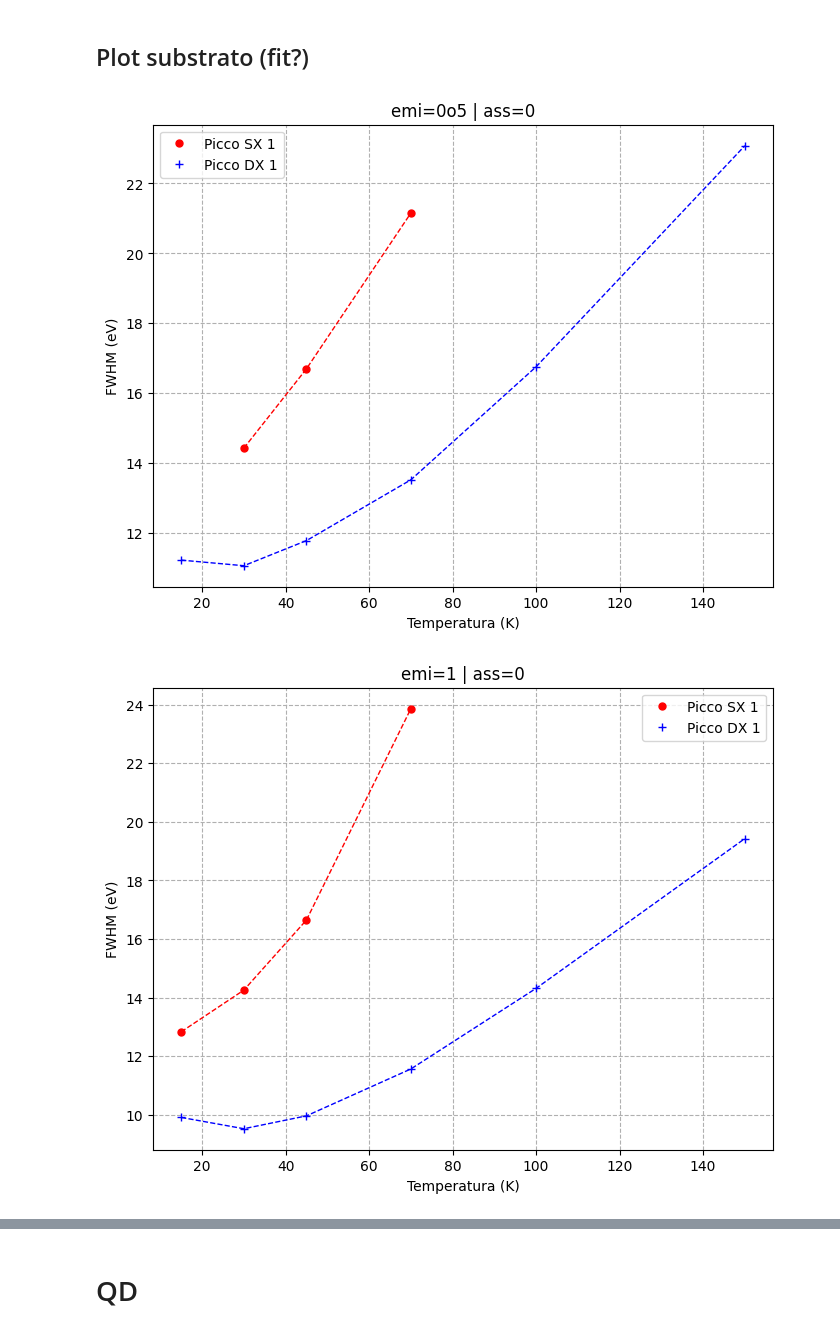
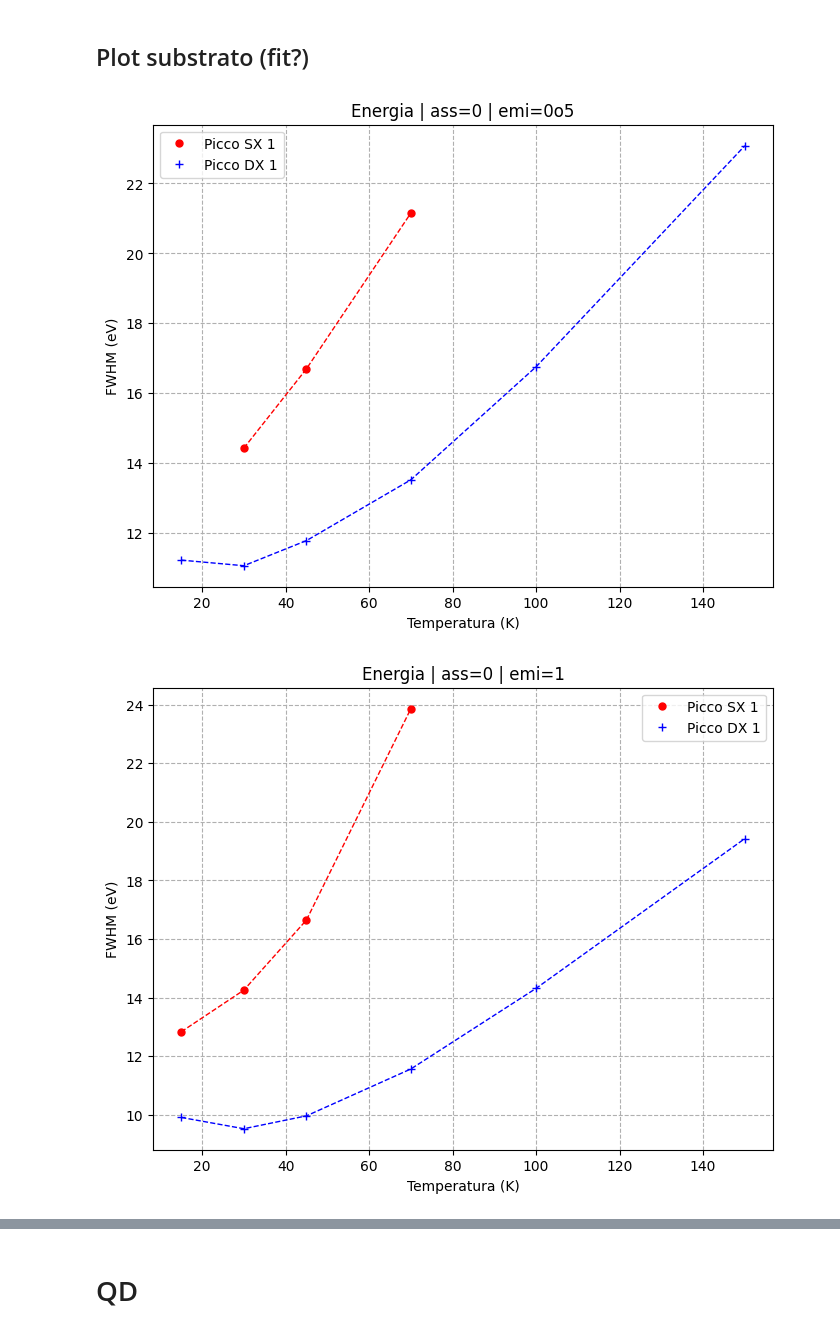
Before and after one commit to zosojack/lab-ss, a Jupyter notebook: QM2/Analisi/fwhm_&_area_plot_vs_T.ipynb, the cells around one changed output, grey strips where cells are left out. Saved outputs shown, nothing was run; the diff lists cells and outputs as text; code cells hidden in the pictures.

```diff
--- a/QM2/Analisi/fwhm_&_area_plot_vs_T.ipynb
+++ b/QM2/Analisi/fwhm_&_area_plot_vs_T.ipynb
@@ -101,33 +101,41 @@ for ass in d_o_ass:
         y1 = data[ass][emi][0]
         # picco dx
         y2 = data[ass][emi][1]
 
         # vanno eliminati i punti con ordinata 0 (non è stato individuato il picco)
         x1 = [x_val for x_val, y_val in zip(x1, y1) if y_val != 0]
         y1 = [y_val for y_val in y1 if y_val != 0]
 
         x2 = [x_val for x_val, y_val in zip(x2, y2) if y_val != 0]
         y2 = [y_val for y_val in y2 if y_val != 0]
 
         plt.figure(figsize=(8, 6))
 
         # Plot del primo picco e del suo fit
         plt.errorbar(x1, y1, yerr=0, fmt='ro', label='Picco SX 1', markersize=5, elinewidth=0, capsize=0)
         plt.plot(x1, y1, linestyle='--', color='r', linewidth=1) # unisce i punti
 
         # Plot del secondo picco sx
         plt.errorbar(x2, y2, yerr=0, fmt='b+', label='Picco DX 1', markersize=6, elinewidth=0, capsize=0)
         plt.plot(x2, y2, linestyle='--', color='b', linewidth=1) # unisce i punti
 
         # Aggiungere etichette e legenda
-        plt.title(emi + ' | ' + ass)
+        # HACK: ho invertito emi e ass, li inverto e poi li ri-inverto
+        help = emi
+        emi = ass
+        ass = help
+
+        plt.title('Energia | ' + emi + ' | ' + ass)
         plt.xlabel('Temperatura (K)')
         plt.ylabel('FWHM (eV)')
         plt.grid(linestyle='--')
         plt.legend()
 
+        ass = emi
+        emi = help
+
         # Mostrare il grafico
         plt.show()
 # %% [output]
-[figure, old version]
+[figure, new version]
-[figure, old version]
+[figure, new version]
```
Also changed, not shown: parts of 4 cells of this notebook.
